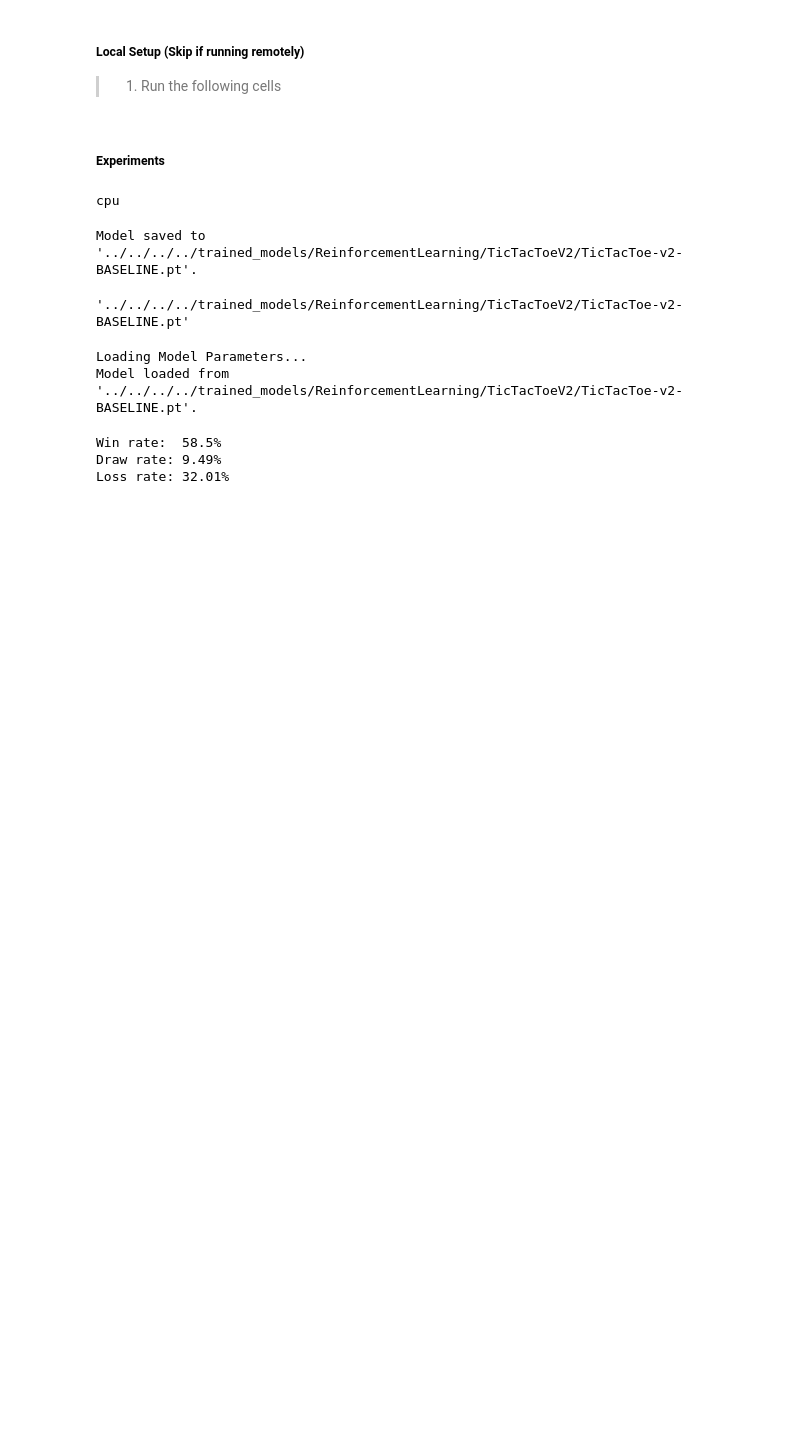
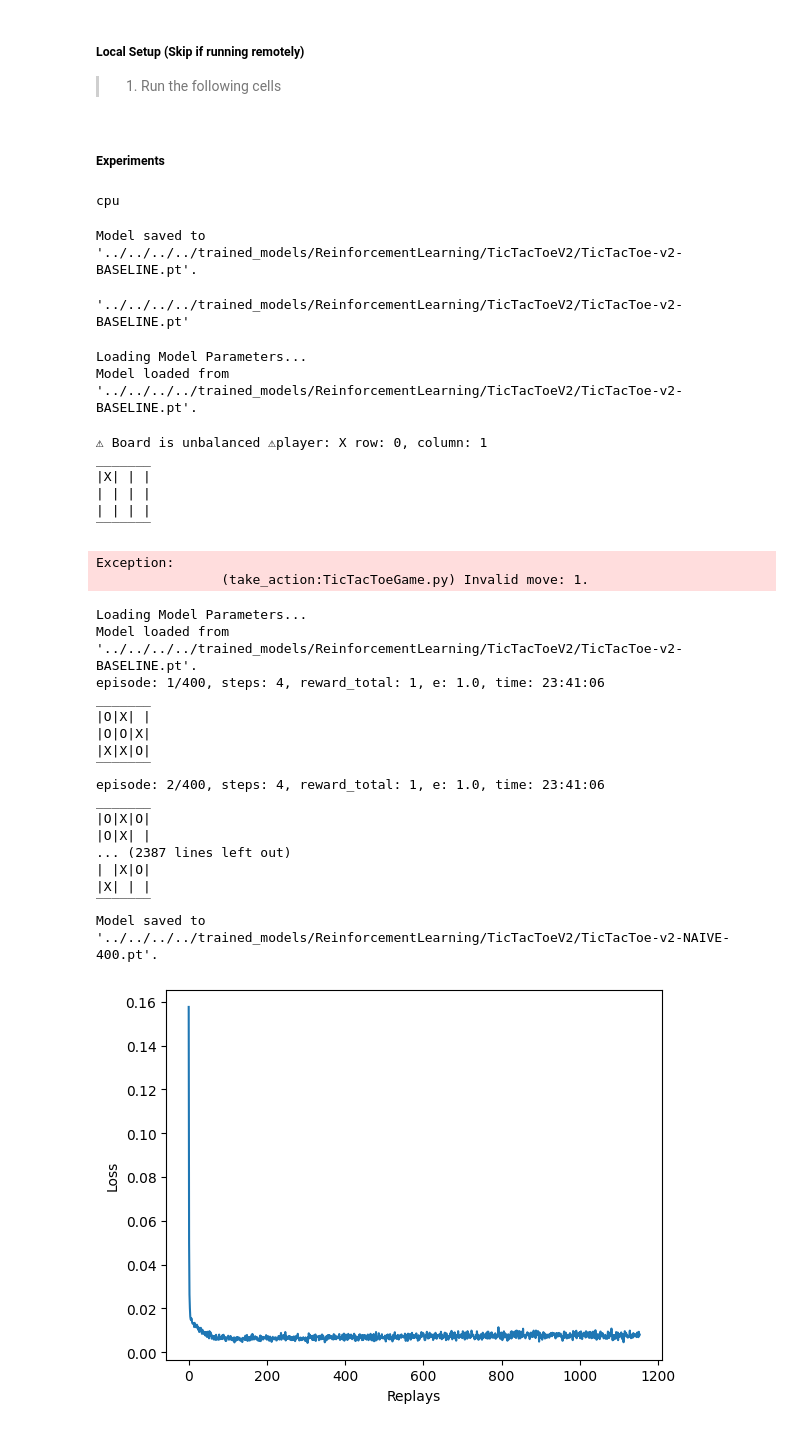
Before and after one commit to yemi-kelani/artificial-intelligence, a Jupyter notebook: models/ReinforcementLearning/DeepQ_TicTacToe_v2/experiments/train-new.ipynb, the cells around one changed output. Cells and saved outputs as stored; diff of their text form; code cells hidden in the pictures; blank space fills up the shorter version.

```diff
--- a/models/ReinforcementLearning/DeepQ_TicTacToe_v2/experiments/train-new.ipynb
+++ b/models/ReinforcementLearning/DeepQ_TicTacToe_v2/experiments/train-new.ipynb
@@ -49,15 +49,16 @@ print(DEVICE)
 
 # DeepQ parameters
 BATCH_SIZE     = 256
-NUM_EPISODES   = 10000
+NUM_EPISODES   = 400
 STATE_SPACE    = 9
 ACTION_SPACE   = 9
-HIDDEN_SIZE    = 256
+HIDDEN_SIZE    = 128
 EPSILON        = 1.0
-GAMMA          = 0.90
+GAMMA          = 0.95
 LEARNING_RATE  = 0.001
-DROPOUT        = 0.15
-TRAIN_START    = 1000 # =< 2000 (Maxlen of replay memory)
+MOEMENTUM      = 0.90
+DROPOUT        = 0.20
+TRAIN_START    = 300 # =< 2000 (Maxlen of replay memory)
 NEGATIVE_SLOPE = 0.01
 
 # model roots
@@ -67,13 +68,16 @@ AGENT = "TicTacToe-v2-AGENT"
 OPTIMAL = "TicTacToe-v2-OPTIMAL"
 SELF = "TicTacToe-v2-SELF"
 
-
 def get_full_model_path(agent_name: str = None):
   if agent_name is None:
     return os.path.join(MODEL_PATH, "" + ".pt")
   return os.path.join(MODEL_PATH, agent_name + ".pt")
 
-def supply_model(load_if_exists: bool = True, agent_name: str = None):
+def supply_model(
+  load_if_exists: bool = True,
+  agent_name: str = None,
+  optimizer_type = "SGD"
+  ):
 
   agent = DeepQAgent(
       device         = DEVICE,
@@ -93,7 +97,20 @@ def supply_model(load_if_exists: bool = True, agent_name: str = None):
     print("Loading Model Parameters...")
     agent.load_model(filepath=full_model_path)
 
-  optimizer = torch.optim.Adam(agent.parameters(), lr=LEARNING_RATE)
+  match optimizer_type.upper():
+    case "SGD":
+      optimizer = torch.optim.SGD(
+        agent.parameters(),
+        lr=LEARNING_RATE,
+        momentum=MOEMENTUM
+      )
+    case "RMS":
+      optimizer = torch.optim.RMSprop(agent.parameters(), lr=LEARNING_RATE)
+    case "ADAM":
+      optimizer = torch.optim.Adam(agent.parameters(), lr=LEARNING_RATE)
+    case _:
+      optimizer = torch.optim.Adam(agent.parameters(), lr=LEARNING_RATE)
+
   criterion = torch.nn.SmoothL1Loss() # Huber Loss
 
   return agent, optimizer, criterion
@@ -126,6 +143,11 @@ compare_to_naive(BASELINE)
 # %% [output]
 Loading Model Parameters...
 Model loaded from '../../../../trained_models/ReinforcementLearning/TicTacToeV2/TicTacToe-v2-BASELINE.pt'.
-Win rate:  58.5%
-Draw rate: 9.49%
-Loss rate: 32.01%
+⚠ Board is unbalanced ⚠player: X row: 0, column: 1
+_______
+|X| | |
+| | | |
+| | | |
+‾‾‾‾‾‾‾
+Exception:
+                (take_action:TicTacToeGame.py) Invalid move: 1.
@@ -132,17 +156,41 @@ Loss rate: 32.01%
 # %%
-agent, optimizer, criterion = supply_model(load_if_exists=True, agent_name=BASELINE)
-agent.prep_cosine_anneal(0.2, 1.0, NUM_EPISODES)
+agent, optimizer, criterion = supply_model(
+    load_if_exists=True,
+    agent_name=BASELINE,
+    optimizer_type="SGD"
+)
+agent.prep_cosine_anneal(0.0, 1.0, NUM_EPISODES)
 environment = TicTacToeGame(DEVICE, None, OPPONENT_LEVEL.NAIVE)
 reward_history = train_agent(
     agent,
     environment,
     NUM_EPISODES,
     optimizer,
     criterion,
     DEVICE,
     MODEL_PATH,
     model_name = NAIVE,
     save_every = 2000,
     # epsilon_min_value = 0.30,
     # epsilon_max_value = 0.75,
 )
+agent.print_loss_history()
+# %% [output]
+Loading Model Parameters...
+Model loaded from '../../../../trained_models/ReinforcementLearning/TicTacToeV2/TicTacToe-v2-BASELINE.pt'.
+episode: 1/400, steps: 4, reward_total: 1, e: 1.0, time: 23:41:06
+_______
+|O|X| |
+|O|O|X|
+|X|X|O|
+‾‾‾‾‾‾‾
+episode: 2/400, steps: 4, reward_total: 1, e: 1.0, time: 23:41:06
+_______
+|O|X|O|
+|O|X| |
+... (2387 lines left out)
+| |X|O|
+|X| | |
+‾‾‾‾‾‾‾
+Model saved to '../../../../trained_models/ReinforcementLearning/TicTacToeV2/TicTacToe-v2-NAIVE-400.pt'.
+[figure, added]
```
Also changed, not shown: parts of 6 cells of this notebook, 3 other files.
